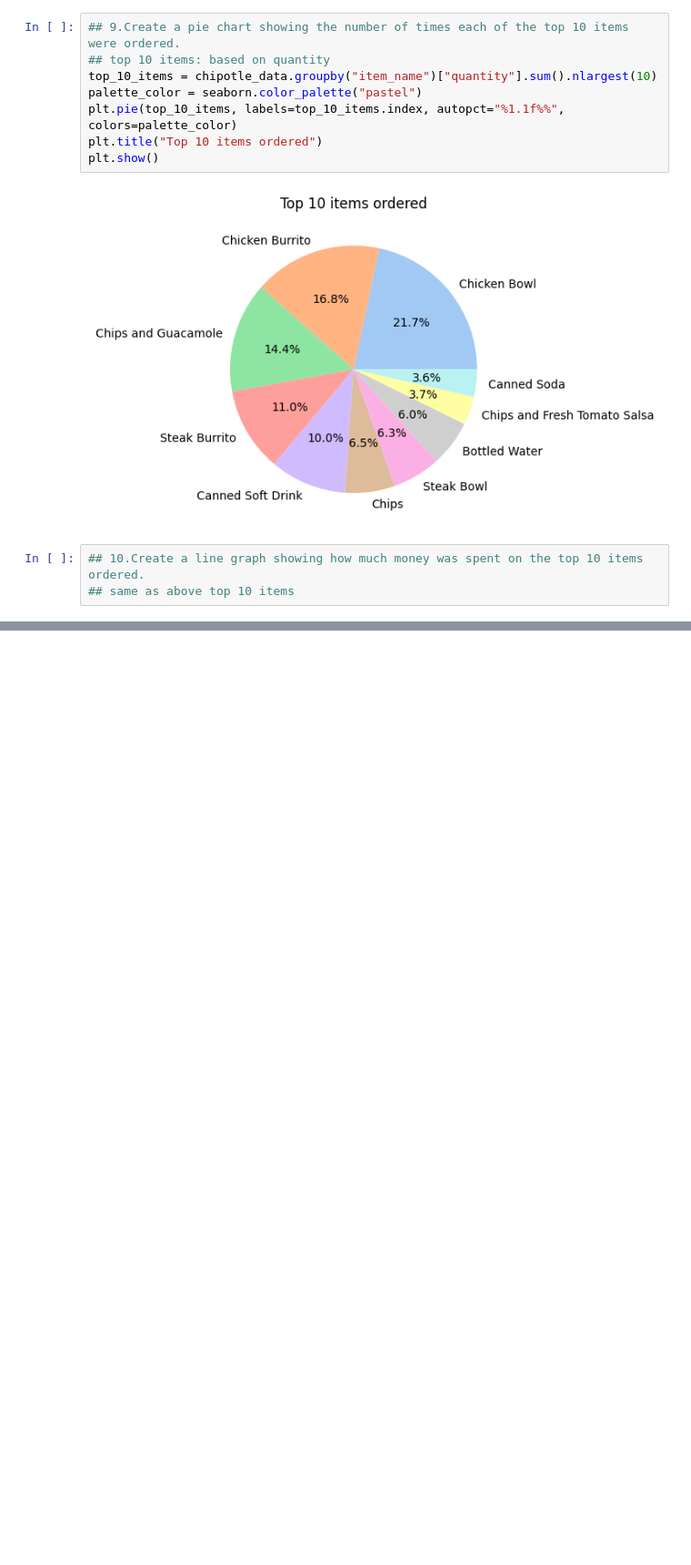
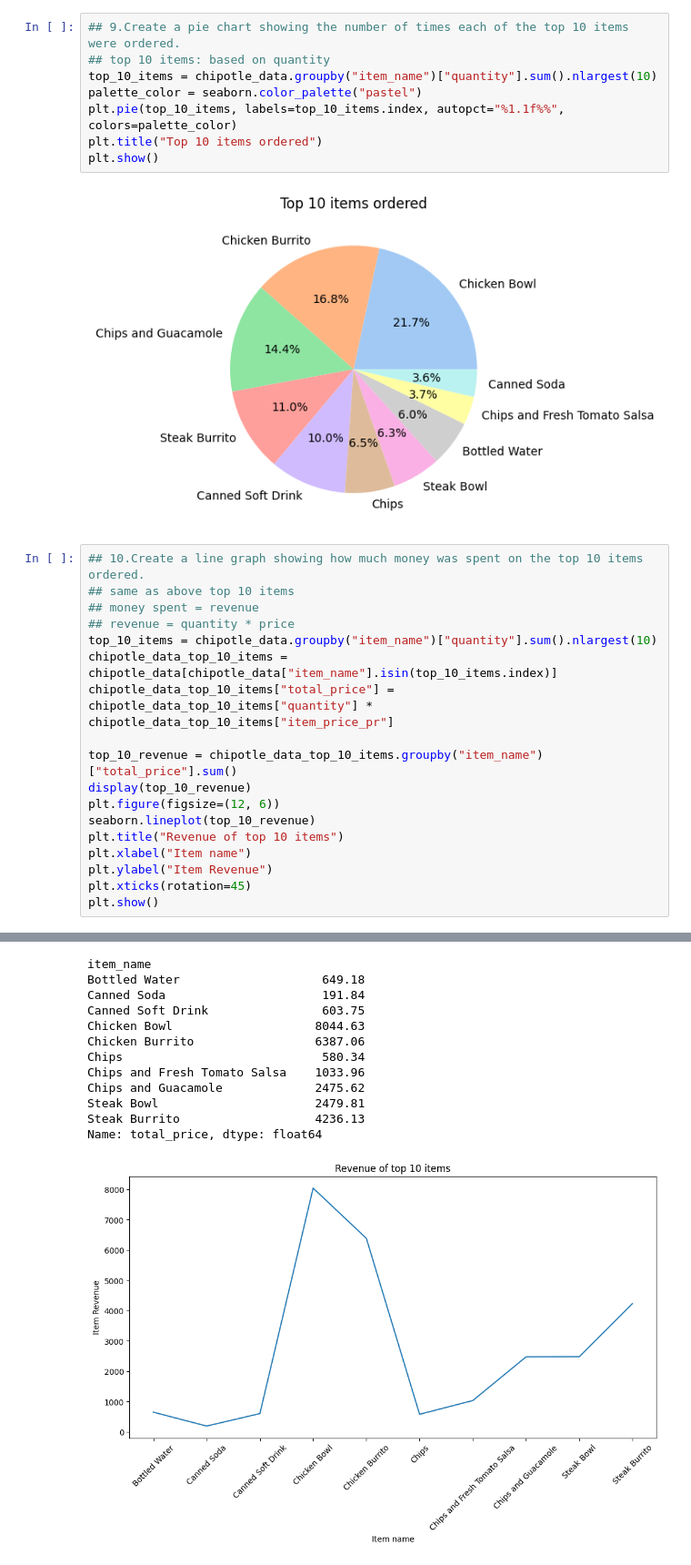
Before and after one commit to build-summer-2024/pink-team-data-exploration, a Jupyter notebook: july17th.ipynb, the cells around one changed output, grey strips where cells are left out. Shown at 91% size. Saved outputs shown, nothing was run; the diff lists cells and outputs as text; blank space fills up the shorter version.

Commit message:
add graphs for last question

```diff
--- a/july17th.ipynb
+++ b/july17th.ipynb
@@ -145,6 +145,22 @@ plt.title("Top 10 items ordered")
 plt.show()
 # %% [output]
 [figure]
-# %%
-## 10.Create a line graph showing how much money was spent on the top 10 items ordered.
-## same as above top 10 items
+# %%
+## 10.Create a line graph showing how much money was spent on the top 10 items ordered.
+## same as above top 10 items
+## money spent = revenue
+## revenue = quantity * price
+top_10_items = chipotle_data.groupby("item_name")["quantity"].sum().nlargest(10)
+chipotle_data_top_10_items = chipotle_data[chipotle_data["item_name"].isin(top_10_items.index)]
+chipotle_data_top_10_items["total_price"] = chipotle_data_top_10_items["quantity"] * chipotle_data_top_10_items["item_price_pr"]
+
+top_10_revenue = chipotle_data_top_10_items.groupby("item_name")["total_price"].sum()
+display(top_10_revenue)
+plt.figure(figsize=(12, 6))
+seaborn.lineplot(top_10_revenue)
+plt.title("Revenue of top 10 items")
+plt.xlabel("Item name")
+plt.ylabel("Item Revenue")
+plt.xticks(rotation=45)
+plt.show()
+# %% [output]
@@ -150,0 +172,13 @@ plt.show()
+item_name
+Bottled Water                    649.18
+Canned Soda                      191.84
+Canned Soft Drink                603.75
+Chicken Bowl                    8044.63
+Chicken Burrito                 6387.06
+Chips                            580.34
+Chips and Fresh Tomato Salsa    1033.96
+Chips and Guacamole             2475.62
+Steak Bowl                      2479.81
+Steak Burrito                   4236.13
+Name: total_price, dtype: float64
+[figure, added]
```
Also changed, not shown: parts of 2 cells of this notebook, 1 other file.
